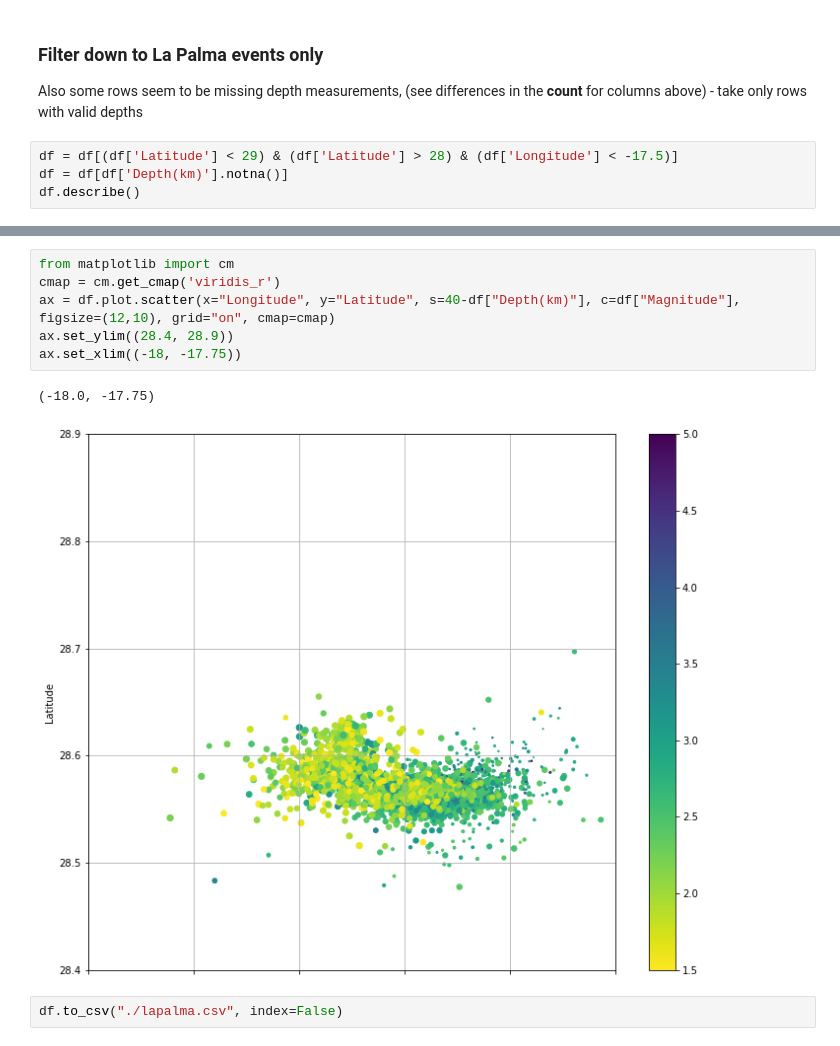
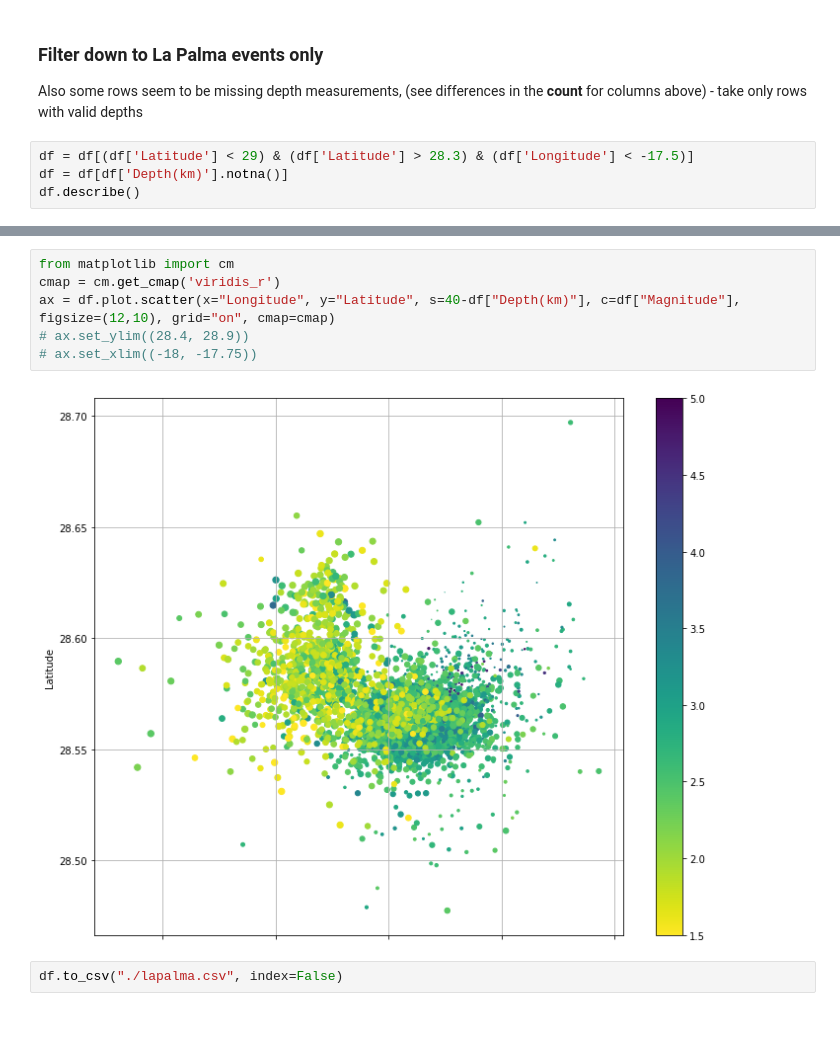
Before and after one commit to stevejpurves/ign-earthquake-data, a Jupyter notebook: notebooks/screening.ipynb, the cells around one changed output, grey strips where cells are left out. Saved outputs shown, nothing was run; the diff lists cells and outputs as text.

```diff
--- a/notebooks/screening.ipynb
+++ b/notebooks/screening.ipynb
@@ -38,7 +38,7 @@ ax = df.plot.scatter(x="Longitude", y="Latitude", figsize=(12,12), grid="on")
 ### Filter down to La Palma events only
 Also some rows seem to be missing depth measurements, (see differences in the **count** for columns above) - take only rows with valid depths
 # %%
-df = df[(df['Latitude'] < 29) & (df['Latitude'] > 28) & (df['Longitude'] < -17.5)]
+df = df[(df['Latitude'] < 29) & (df['Latitude'] > 28.3) & (df['Longitude'] < -17.5)]
 df = df[df['Depth(km)'].notna()]
 df.describe()
 # %% [output]
@@ -67,11 +67,10 @@ _=df["Depth(km)"].plot.kde()
 # %%
 from matplotlib import cm
 cmap = cm.get_cmap('viridis_r')
 ax = df.plot.scatter(x="Longitude", y="Latitude", s=40-df["Depth(km)"], c=df["Magnitude"], figsize=(12,10), grid="on", cmap=cmap)
-ax.set_ylim((28.4, 28.9))
-ax.set_xlim((-18, -17.75))
+# ax.set_ylim((28.4, 28.9))
+# ax.set_xlim((-18, -17.75))
 # %% [output]
-(-18.0, -17.75)
-[figure, old version]
+[figure, new version]
 # %%
 df.to_csv("./lapalma.csv", index=False)
```
Also changed, not shown: parts of 5 cells of this notebook, 4 other files.
